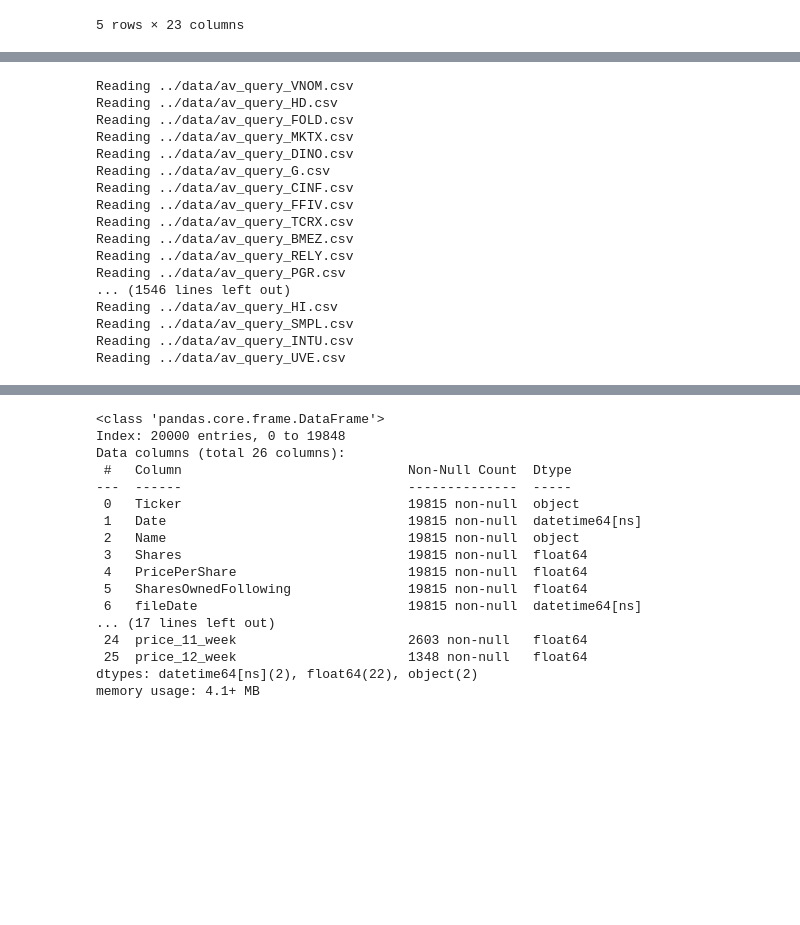
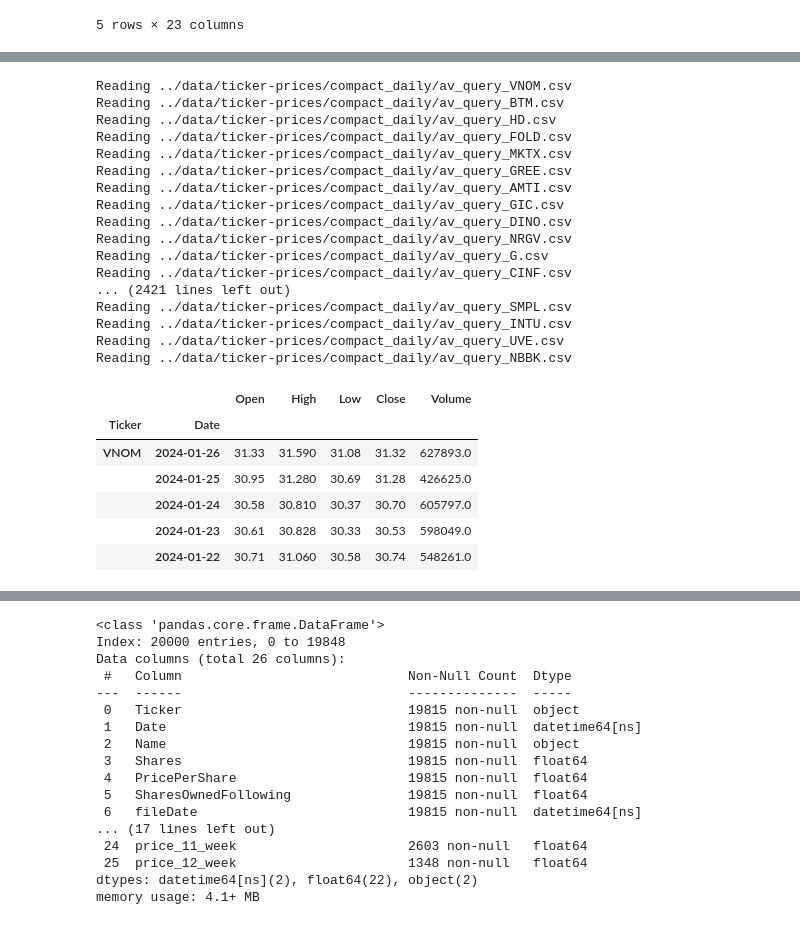
Before and after one commit to xtrabyte-consulting/insider-intel-algo, a Jupyter notebook: notebooks/03_combine_filings_prices.ipynb, the cells around one changed output, grey strips where cells are left out. Cells and saved outputs as stored; diff of their text form; code cells hidden in the pictures; blank space fills up the shorter version.

Commit message:
optimize price lookup significantly; produce raw combined frames

```diff
--- a/notebooks/03_combine_filings_prices.ipynb
+++ b/notebooks/03_combine_filings_prices.ipynb
@@ -7,7 +7,7 @@ from sklearn.model_selection import train_test_split
 # %%
 insiders = pd.read_csv('qq_beta-live-insiders.csv')
 # %%
-prices = pd.read_csv('../data/ticker-prices/compact-daily/av_query_ZWS.csv', skiprows=5)
+prices = pd.read_csv('../data/ticker-prices/compact_daily/av_query_A.csv', skiprows=5)
 prices['Date'] = pd.to_datetime(prices['5. Time Zone'])
 prices.drop(columns=['US/Eastern', '5. Time Zone'], inplace=True)
 prices.head()
@@ -158,5 +167,5 @@ insiders.to_csv('insiders_cleaned_unprocessed.csv', index=False)
 # %%
-data_directory = '../data/'
+data_directory = '../data/ticker-prices/compact_daily/'
 combined_df = pd.DataFrame()
 
 for filename in os.listdir(data_directory):
@@ -182,22 +191,34 @@ for filename in os.listdir(data_directory):
 
         combined_df = pd.concat([combined_df, df], ignore_index=True)
 
-combined_df.to_csv('aggregated_daily_prices.csv', index=False)
+combined_df.to_csv('agg_daily_prices.csv', index=False)
 # %% [output]
-Reading ../data/av_query_VNOM.csv
-Reading ../data/av_query_HD.csv
-Reading ../data/av_query_FOLD.csv
-Reading ../data/av_query_MKTX.csv
-Reading ../data/av_query_DINO.csv
-Reading ../data/av_query_G.csv
-Reading ../data/av_query_CINF.csv
-Reading ../data/av_query_FFIV.csv
-Reading ../data/av_query_TCRX.csv
-Reading ../data/av_query_BMEZ.csv
-Reading ../data/av_query_RELY.csv
-Reading ../data/av_query_PGR.csv
-... (1546 lines left out)
-Reading ../data/av_query_HI.csv
-Reading ../data/av_query_SMPL.csv
-Reading ../data/av_query_INTU.csv
-Reading ../data/av_query_UVE.csv
+Reading ../data/ticker-prices/compact_daily/av_query_VNOM.csv
+Reading ../data/ticker-prices/compact_daily/av_query_BTM.csv
+Reading ../data/ticker-prices/compact_daily/av_query_HD.csv
+Reading ../data/ticker-prices/compact_daily/av_query_FOLD.csv
+Reading ../data/ticker-prices/compact_daily/av_query_MKTX.csv
+Reading ../data/ticker-prices/compact_daily/av_query_GREE.csv
+Reading ../data/ticker-prices/compact_daily/av_query_AMTI.csv
+Reading ../data/ticker-prices/compact_daily/av_query_GIC.csv
+Reading ../data/ticker-prices/compact_daily/av_query_DINO.csv
+Reading ../data/ticker-prices/compact_daily/av_query_NRGV.csv
+Reading ../data/ticker-prices/compact_daily/av_query_G.csv
+Reading ../data/ticker-prices/compact_daily/av_query_CINF.csv
+... (2421 lines left out)
+Reading ../data/ticker-prices/compact_daily/av_query_SMPL.csv
+Reading ../data/ticker-prices/compact_daily/av_query_INTU.csv
+Reading ../data/ticker-prices/compact_daily/av_query_UVE.csv
+Reading ../data/ticker-prices/compact_daily/av_query_NBBK.csv
+# %%
+combined_df['Date'] = pd.to_datetime(combined_df['Date'])
+combined_df.set_index(['Ticker', 'Date'], inplace=True)
+combined_df.head()
+# %% [output]
+|  |  | Open | High | Low | Close | Volume |
+| Ticker | Date |  |  |  |  |  |
+| VNOM | 2024-01-26 | 31.33 | 31.590 | 31.08 | 31.32 | 627893.0 |
+|  | 2024-01-25 | 30.95 | 31.280 | 30.69 | 31.28 | 426625.0 |
+|  | 2024-01-24 | 30.58 | 30.810 | 30.37 | 30.70 | 605797.0 |
+|  | 2024-01-23 | 30.61 | 30.828 | 30.33 | 30.53 | 598049.0 |
+|  | 2024-01-22 | 30.71 | 31.060 | 30.58 | 30.74 | 548261.0 |
```
Also changed, not shown: parts of 16 cells of this notebook.
